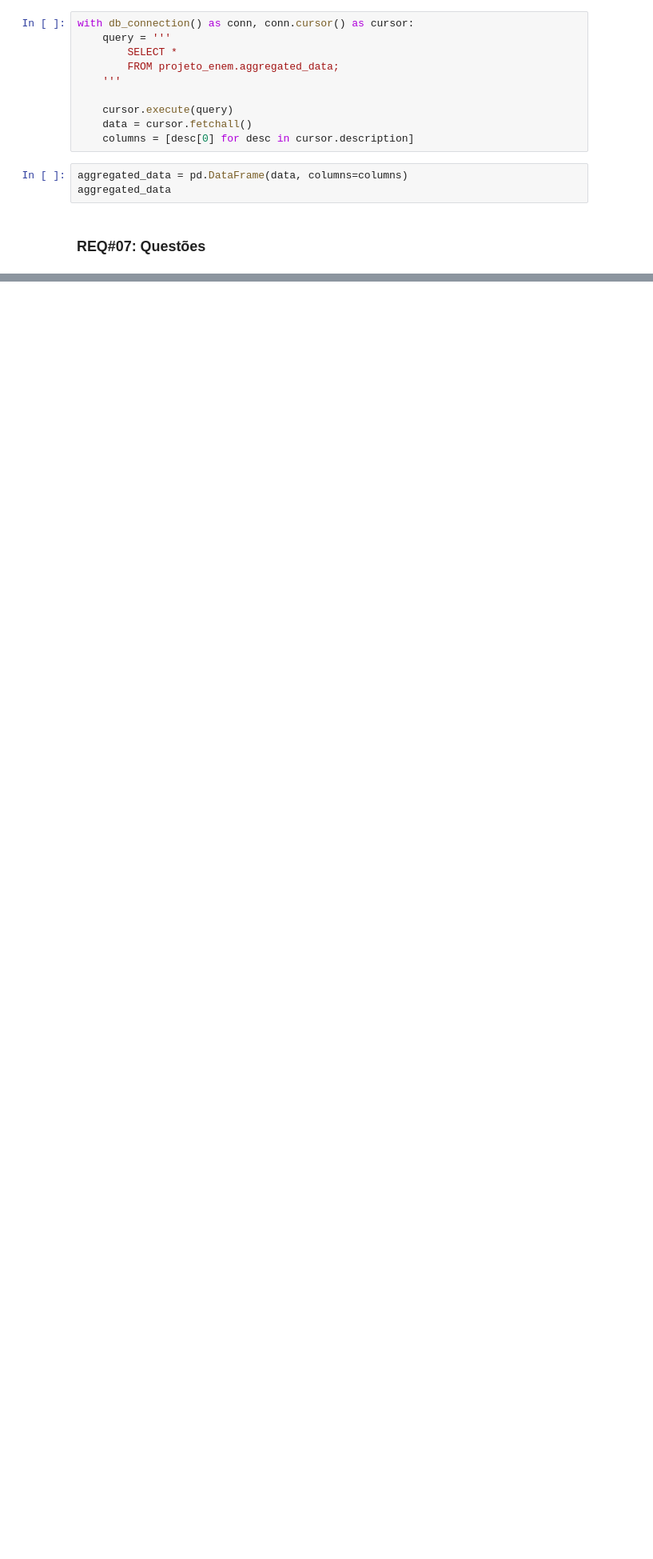
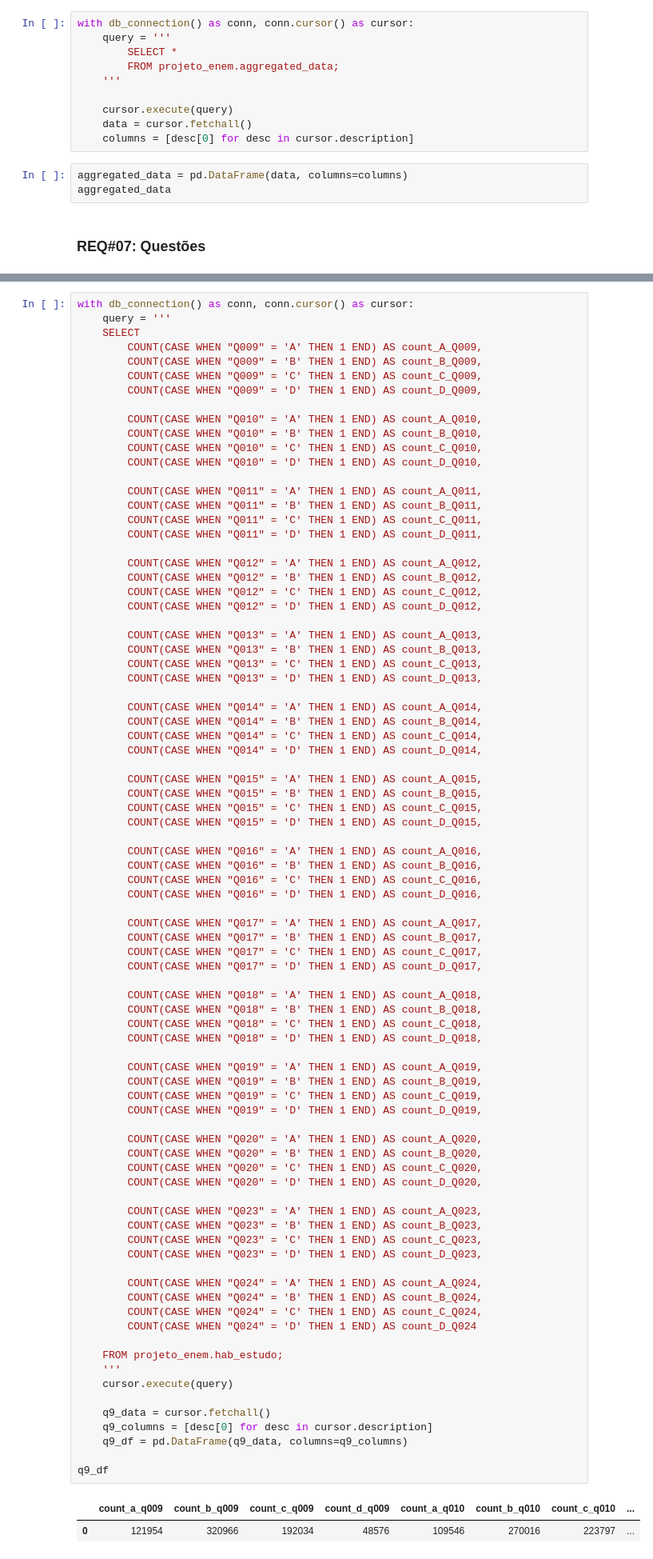
Before and after one commit to jv-porto/projeto-analise-habitos-estudo-enem, a Jupyter notebook: notebooks/projeto_db.ipynb, the cells around one changed output, grey strips where cells are left out. Shown at 80% size. Cells and saved outputs as stored; diff of their text form; blank space fills up the shorter version.

```diff
--- a/notebooks/projeto_db.ipynb
+++ b/notebooks/projeto_db.ipynb
@@ -512,0 +743,86 @@ aggregated_data
+# %%
+with db_connection() as conn, conn.cursor() as cursor:
+    query = '''
+    SELECT
+        COUNT(CASE WHEN "Q009" = 'A' THEN 1 END) AS count_A_Q009,
+        COUNT(CASE WHEN "Q009" = 'B' THEN 1 END) AS count_B_Q009,
+        COUNT(CASE WHEN "Q009" = 'C' THEN 1 END) AS count_C_Q009,
+        COUNT(CASE WHEN "Q009" = 'D' THEN 1 END) AS count_D_Q009,
+
+        COUNT(CASE WHEN "Q010" = 'A' THEN 1 END) AS count_A_Q010,
+        COUNT(CASE WHEN "Q010" = 'B' THEN 1 END) AS count_B_Q010,
+        COUNT(CASE WHEN "Q010" = 'C' THEN 1 END) AS count_C_Q010,
+        COUNT(CASE WHEN "Q010" = 'D' THEN 1 END) AS count_D_Q010,
+
+        COUNT(CASE WHEN "Q011" = 'A' THEN 1 END) AS count_A_Q011,
+        COUNT(CASE WHEN "Q011" = 'B' THEN 1 END) AS count_B_Q011,
+        COUNT(CASE WHEN "Q011" = 'C' THEN 1 END) AS count_C_Q011,
+        COUNT(CASE WHEN "Q011" = 'D' THEN 1 END) AS count_D_Q011,
+
+        COUNT(CASE WHEN "Q012" = 'A' THEN 1 END) AS count_A_Q012,
+        COUNT(CASE WHEN "Q012" = 'B' THEN 1 END) AS count_B_Q012,
+        COUNT(CASE WHEN "Q012" = 'C' THEN 1 END) AS count_C_Q012,
+        COUNT(CASE WHEN "Q012" = 'D' THEN 1 END) AS count_D_Q012,
+
+        COUNT(CASE WHEN "Q013" = 'A' THEN 1 END) AS count_A_Q013,
+        COUNT(CASE WHEN "Q013" = 'B' THEN 1 END) AS count_B_Q013,
+        COUNT(CASE WHEN "Q013" = 'C' THEN 1 END) AS count_C_Q013,
+        COUNT(CASE WHEN "Q013" = 'D' THEN 1 END) AS count_D_Q013,
+
+        COUNT(CASE WHEN "Q014" = 'A' THEN 1 END) AS count_A_Q014,
+        COUNT(CASE WHEN "Q014" = 'B' THEN 1 END) AS count_B_Q014,
+        COUNT(CASE WHEN "Q014" = 'C' THEN 1 END) AS count_C_Q014,
+        COUNT(CASE WHEN "Q014" = 'D' THEN 1 END) AS count_D_Q014,
+
+        COUNT(CASE WHEN "Q015" = 'A' THEN 1 END) AS count_A_Q015,
+        COUNT(CASE WHEN "Q015" = 'B' THEN 1 END) AS count_B_Q015,
+        COUNT(CASE WHEN "Q015" = 'C' THEN 1 END) AS count_C_Q015,
+        COUNT(CASE WHEN "Q015" = 'D' THEN 1 END) AS count_D_Q015,
+
+        COUNT(CASE WHEN "Q016" = 'A' THEN 1 END) AS count_A_Q016,
+        COUNT(CASE WHEN "Q016" = 'B' THEN 1 END) AS count_B_Q016,
+        COUNT(CASE WHEN "Q016" = 'C' THEN 1 END) AS count_C_Q016,
+        COUNT(CASE WHEN "Q016" = 'D' THEN 1 END) AS count_D_Q016,
+
+        COUNT(CASE WHEN "Q017" = 'A' THEN 1 END) AS count_A_Q017,
+        COUNT(CASE WHEN "Q017" = 'B' THEN 1 END) AS count_B_Q017,
+        COUNT(CASE WHEN "Q017" = 'C' THEN 1 END) AS count_C_Q017,
+        COUNT(CASE WHEN "Q017" = 'D' THEN 1 END) AS count_D_Q017,
+
+        COUNT(CASE WHEN "Q018" = 'A' THEN 1 END) AS count_A_Q018,
+        COUNT(CASE WHEN "Q018" = 'B' THEN 1 END) AS count_B_Q018,
+        COUNT(CASE WHEN "Q018" = 'C' THEN 1 END) AS count_C_Q018,
+        COUNT(CASE WHEN "Q018" = 'D' THEN 1 END) AS count_D_Q018,
+
+        COUNT(CASE WHEN "Q019" = 'A' THEN 1 END) AS count_A_Q019,
+        COUNT(CASE WHEN "Q019" = 'B' THEN 1 END) AS count_B_Q019,
+        COUNT(CASE WHEN "Q019" = 'C' THEN 1 END) AS count_C_Q019,
+        COUNT(CASE WHEN "Q019" = 'D' THEN 1 END) AS count_D_Q019,
+
+        COUNT(CASE WHEN "Q020" = 'A' THEN 1 END) AS count_A_Q020,
+        COUNT(CASE WHEN "Q020" = 'B' THEN 1 END) AS count_B_Q020,
+        COUNT(CASE WHEN "Q020" = 'C' THEN 1 END) AS count_C_Q020,
+        COUNT(CASE WHEN "Q020" = 'D' THEN 1 END) AS count_D_Q020,
+
+        COUNT(CASE WHEN "Q023" = 'A' THEN 1 END) AS count_A_Q023,
+        COUNT(CASE WHEN "Q023" = 'B' THEN 1 END) AS count_B_Q023,
+        COUNT(CASE WHEN "Q023" = 'C' THEN 1 END) AS count_C_Q023,
+        COUNT(CASE WHEN "Q023" = 'D' THEN 1 END) AS count_D_Q023,
+
+        COUNT(CASE WHEN "Q024" = 'A' THEN 1 END) AS count_A_Q024,
+        COUNT(CASE WHEN "Q024" = 'B' THEN 1 END) AS count_B_Q024,
+        COUNT(CASE WHEN "Q024" = 'C' THEN 1 END) AS count_C_Q024,
+        COUNT(CASE WHEN "Q024" = 'D' THEN 1 END) AS count_D_Q024
+
+    FROM projeto_enem.hab_estudo;
+    '''
+    cursor.execute(query)
+
+    q9_data = cursor.fetchall()
+    q9_columns = [desc[0] for desc in cursor.description]
+    q9_df = pd.DataFrame(q9_data, columns=q9_columns)
+
+q9_df
+# %% [output]
+|  | count_a_q009 | count_b_q009 | count_c_q009 | count_d_q009 | count_a_q010 | count_b_q010 | count_c_q010 | ... |
+| 0 | 121954 | 320966 | 192034 | 48576 | 109546 | 270016 | 223797 | ... |
```
Also changed, not shown: parts of 30 cells of this notebook.
